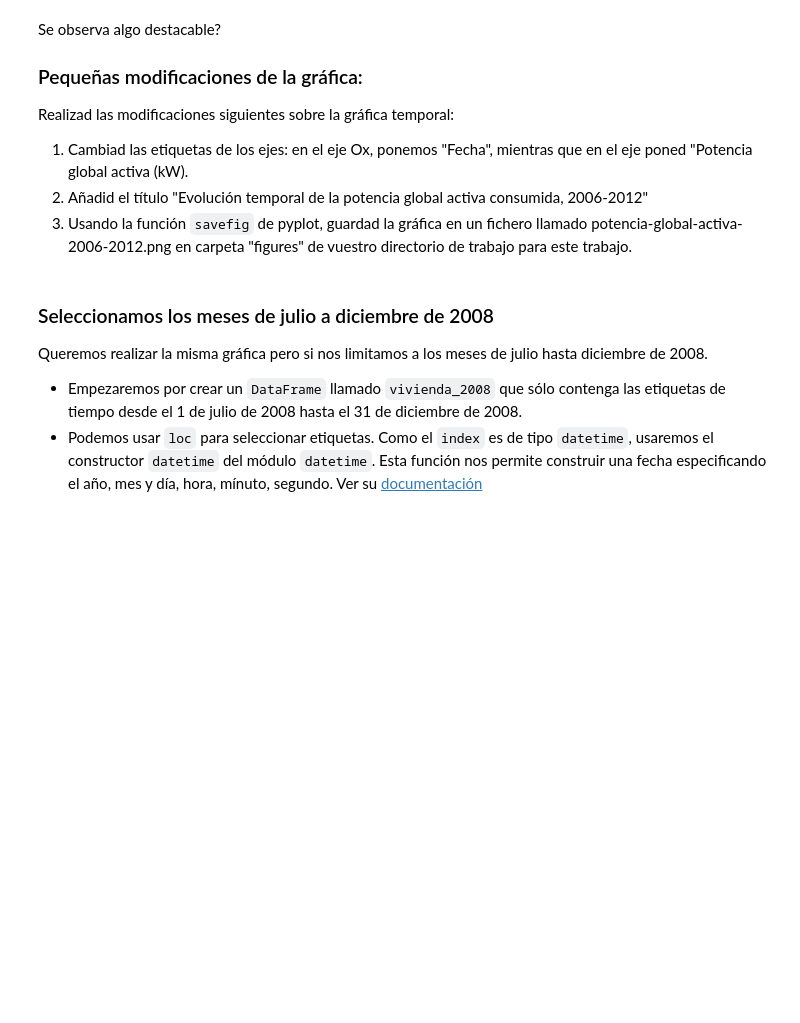
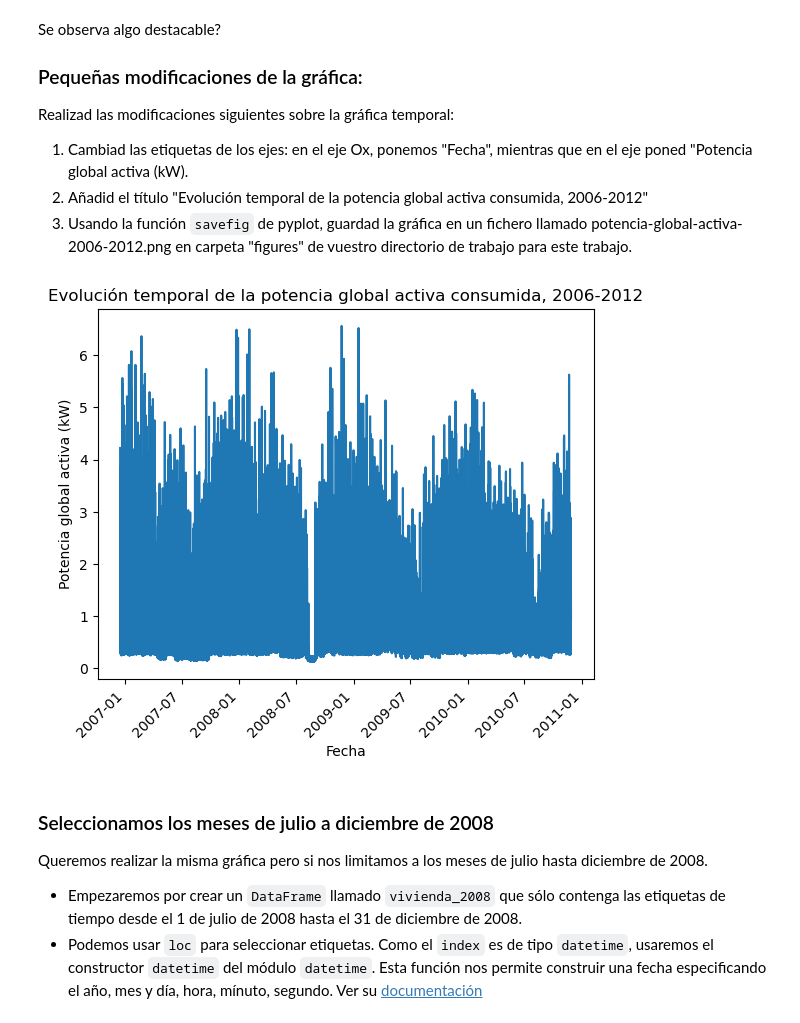
Before and after one commit to Antoniogins/IntroductionToDataScience, a Jupyter notebook: src/05-visualizar-con-graficas/02-visualizacion_consumo_vivienda_handout.ipynb, the cells around one changed output. Saved outputs shown, nothing was run; the diff lists cells and outputs as text; code cells hidden in the pictures; blank space fills up the shorter version.

```diff
--- a/src/05-visualizar-con-graficas/02-visualizacion_consumo_vivienda_handout.ipynb
+++ b/src/05-visualizar-con-graficas/02-visualizacion_consumo_vivienda_handout.ipynb
@@ -74,3 +121,18 @@ Realizad las modificaciones siguientes sobre la gráfica temporal:
+# %%
+# Completar aquí
+fig, ax = plt.subplots()
+ax.plot(vivienda["global_active_power"])
+ax.set_xticklabels(ax.get_xticklabels(), rotation=45, ha='right')
+
+ax.set_xlabel("Fecha")
+ax.set_ylabel("Potencia global activa (kW)")
+ax.set_title("Evolución temporal de la potencia global activa consumida, 2006-2012")
+fig.savefig(
+    FIGURES_DIR / "potencia-global-activa-2006-2012.png"
+)
+# --------------------
+# %% [output]
+[figure, added]
 # %% [markdown]
 ### Seleccionamos los meses de julio a diciembre de 2008
 
```
Also changed, not shown: parts of 27 cells of this notebook, 5 other files.
